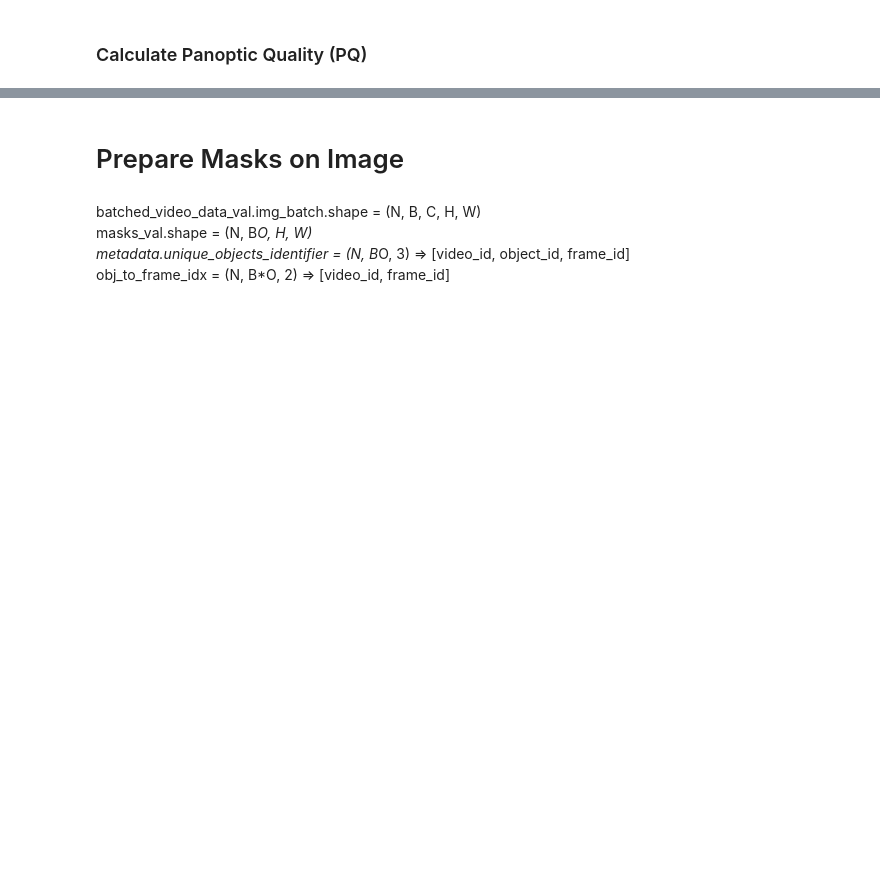
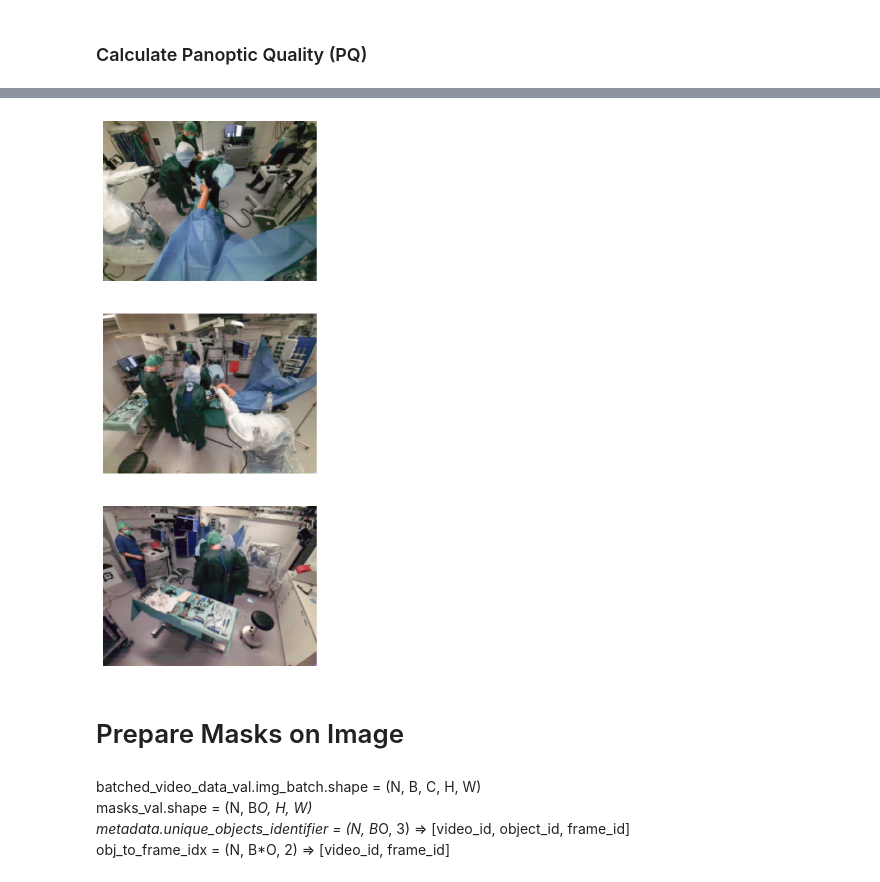
Before and after one commit to ge75xuv/Multiview-Object-Segmentation-with-SAM, a Jupyter notebook: custom_models/sam2formerMV_image_predictorv2.ipynb, the cells around one changed output, grey strips where cells are left out. Saved outputs shown, nothing was run; the diff lists cells and outputs as text; code cells hidden in the pictures; blank space fills up the shorter version.

```diff
--- a/custom_models/sam2formerMV_image_predictorv2.ipynb
+++ b/custom_models/sam2formerMV_image_predictorv2.ipynb
@@ -516,12 +519,15 @@ if False:
 # %%
 fig_size = np.array([3, 2]) * 5
-fig, axs = plt.subplots(2, 3, figsize=fig_size)
+fig, axs = plt.subplots(3, 1, figsize=fig_size)
 for ii in range(3):
     image = batched_video_data_val[ii][0].img_batch[0]
+    image = image[:,start:-start]
     unnormalized_image = toPILimage(revert_transform(image))
-    axs[0, ii].imshow(unnormalized_image)
-    axs[0, ii].axis('off')
+    axs[ii].imshow(unnormalized_image)
+    axs[ii].axis('off')
     # axs[0, ii].set_title(f"Image {ii_to_cam_dict[ii]}")
+# %% [output]
+[figure, added]
 # %% [markdown]
 # Prepare Masks on Image
 # %%
```
Also changed, not shown: parts of 23 cells of this notebook, 12 other files.
